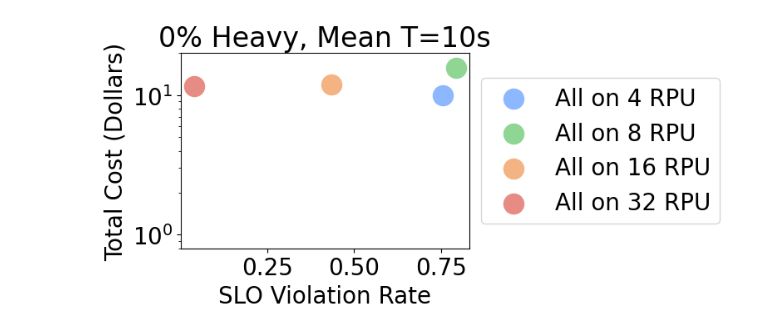
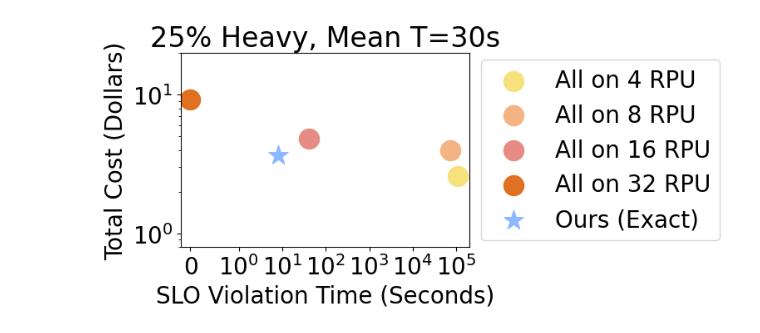
Before and after one commit to mmarkakis/autoslo, a Jupyter notebook: experiments/08_selector_benchmarking/chunk_grid.ipynb, the cells around one changed output. Drawn from its saved outputs; the diff is of its cells as text; code cells hidden in the pictures.

Commit message:
First e2e plots

```diff
--- a/experiments/08_selector_benchmarking/chunk_grid.ipynb
+++ b/experiments/08_selector_benchmarking/chunk_grid.ipynb
@@ -30,12 +30,12 @@ for pct_heavy in pct_heavy_options:
             costs = trace.costs
 
             records.append({
+                "type": "baseline",
                 "pct_heavy": pct_heavy,
                 "mean_interarrival": mean_interarrival,
                 "rpu": rpu,
                 "run_id": run_id,
                 "slo_violation_rate": np.mean([1 if lat > slo_s else 0 for lat in latencies]),
-                "total_cost": sum(costs)
+                "total_cost": sum(costs),
+                "slo_violation_time": np.sum([max(0, lat - slo_s) for lat in latencies])
             })
-
-records_df = pd.DataFrame(records)
@@ -57,0 +42,20 @@ records_df
+# %%
+run_id = pu.RunLocator.get_run_ids(
+            query_router_name=f"SeqNum",
+        )[-1]
+run_id
+
+trace = Trace(run_id)
+latencies = trace.latencies_s
+costs = trace.costs
+
+records.append({
+    "type": "ours_seqnum",
+    "pct_heavy": 25,
+    "mean_interarrival": 30,
+    "rpu": "Ours",
+    "run_id": run_id,
+    "slo_violation_rate": np.mean([1 if lat > slo_s else 0 for lat in latencies]),
+    "total_cost": sum(costs),
+    "slo_violation_time": np.sum([max(0, lat - slo_s) for lat in latencies])
+})
@@ -112,17 +163,21 @@ plt.show()
 # %%
 fig, ax = plt.subplots(1, 1, figsize=(8, 4), sharex=True, sharey=True)
 
 
 
-plot_one_panel(ax, pct_heavy_options[0], mean_interarrival_options[0])
+plot_one_panel(ax, 25, 30, plot_time=True)
 ax.legend(loc="center left", bbox_to_anchor=(1, 0.5))
 
-ax.set_xlabel("SLO Violation Rate")
+ax.set_xlabel("SLO Violation Time (Seconds)")
 ax.set_ylabel("Total Cost (Dollars)")
 plt.yscale("log")
 plt.ylim(0.8, 20)
+plt.xscale("symlog", linthresh=1)
+# Show minor x ticks
+plt.minorticks_on()
+plt.xlim(left=-0.2, right=200000)
 plt.tight_layout()
 plt.savefig("chunk_grid_one.svg", bbox_inches="tight")
 plt.show()
 # %% [output]
-[figure, old version]
+[figure, new version]
```
Also changed, not shown: parts of 7 cells of this notebook, 11 other files.
